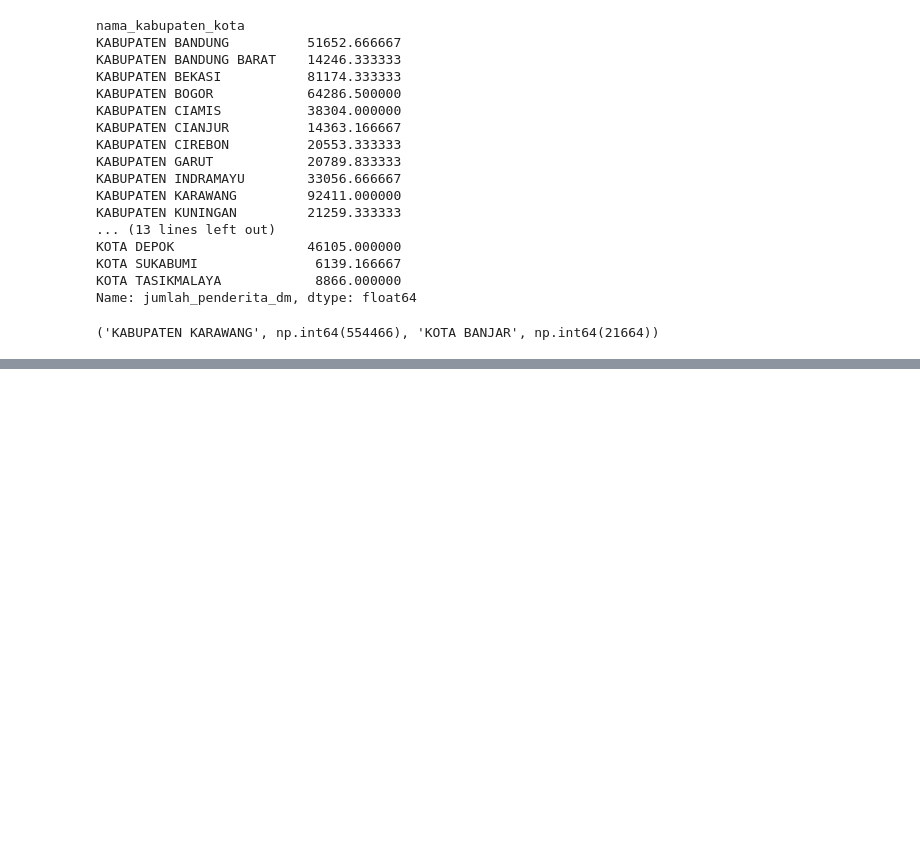
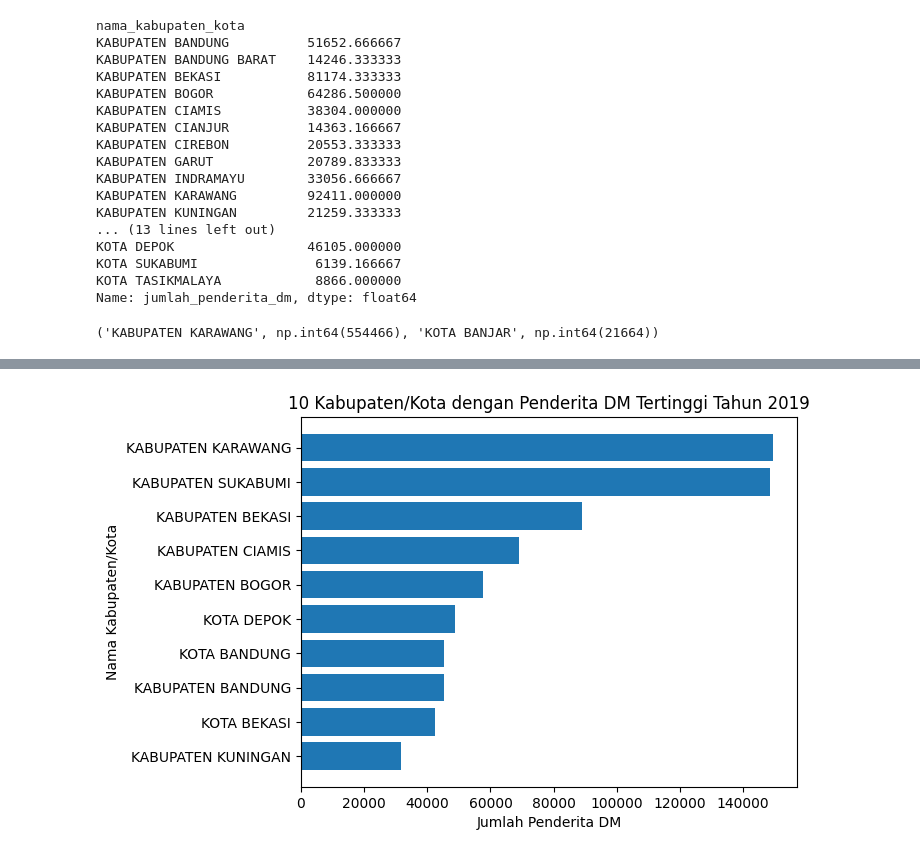
Before and after one commit to mr-kar/klmpk_pemdas, a Jupyter notebook: tugas.ipynb, the cells around one changed output, grey strips where cells are left out. Cells and saved outputs as stored; diff of their text form; code cells hidden in the pictures; blank space fills up the shorter version.

```diff
--- a/tugas.ipynb
+++ b/tugas.ipynb
@@ -234,0 +306,16 @@ kab_tertinggi, nilai_tertinggi, kab_terendah, nilai_terendah
+# %%
+top10_2019 = (
+    df_2019
+    .sort_values(by='jumlah_penderita_dm', ascending=False)
+    .head(10)
+)
+
+plt.figure()
+plt.barh(top10_2019['nama_kabupaten_kota'], top10_2019['jumlah_penderita_dm'])
+plt.xlabel('Jumlah Penderita DM')
+plt.ylabel('Nama Kabupaten/Kota')
+plt.title('10 Kabupaten/Kota dengan Penderita DM Tertinggi Tahun 2019')
+plt.gca().invert_yaxis()
+plt.show()
+# %% [output]
+[figure, added]
```
Also changed, not shown: parts of 8 cells of this notebook.
